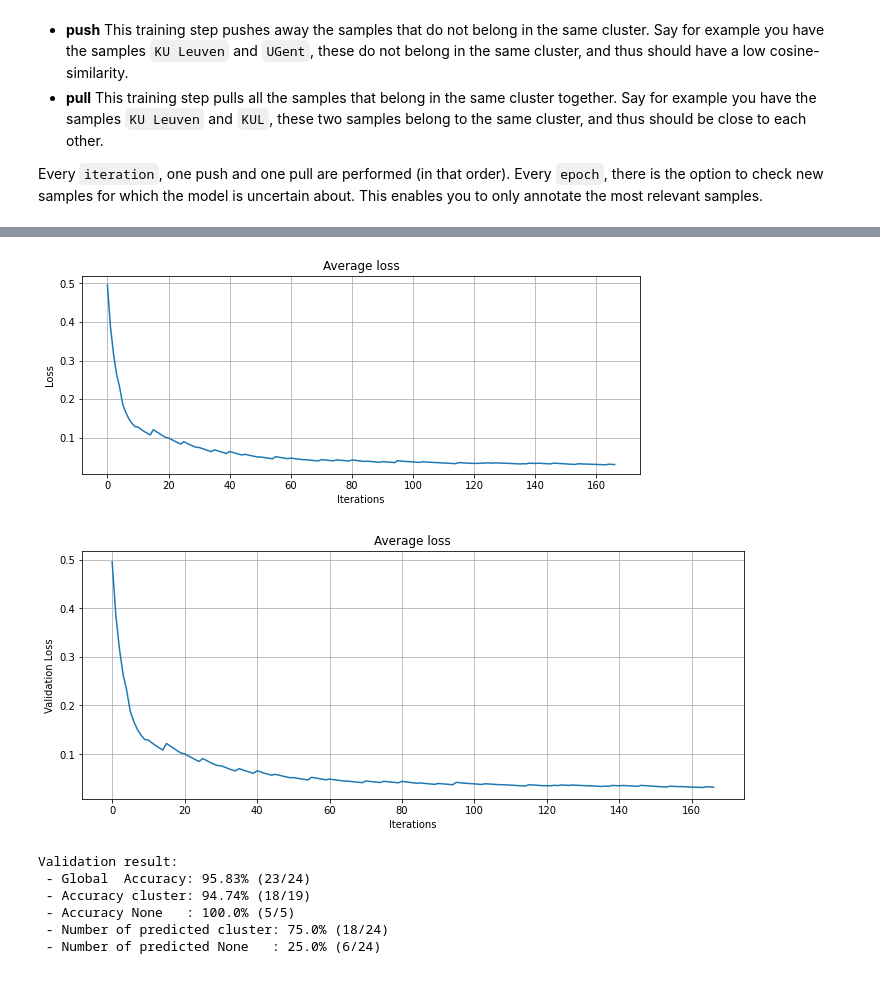
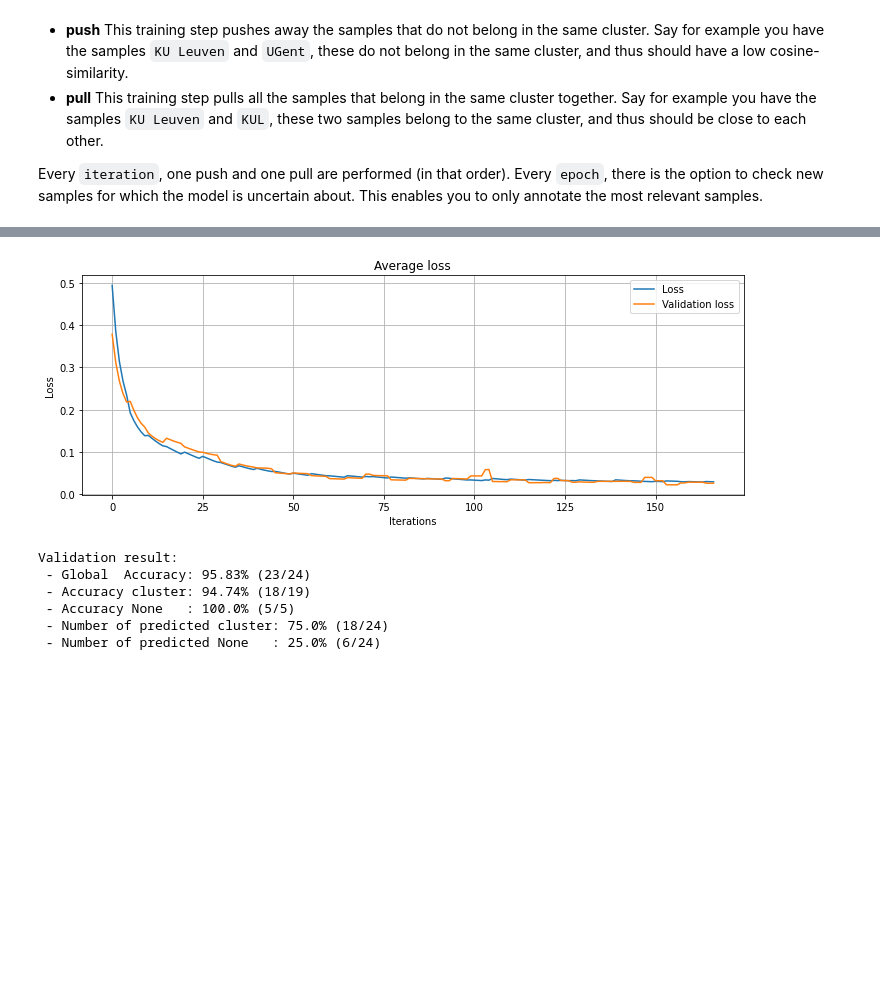
Before and after one commit to RubenPants/SemiSupervisedClustering, a Jupyter notebook: demos/1_default_usage.ipynb, the cells around one changed output, grey strips where cells are left out. Drawn from its saved outputs; the diff is of its cells as text; code cells hidden in the pictures; blank space fills up the shorter version.

Commit message:
Bugfix in validation

```diff
--- a/demos/1_default_usage.ipynb
+++ b/demos/1_default_usage.ipynb
@@ -237,29 +237,18 @@ INFO:tensorflow:Assets written to: /Users/rubenbroekx/Documents/Projects/SemiSup
 # %%
 # Plot the loss-graphs
 loss, val_loss = history['loss'], history['val_loss']
-plt.figure(figsize=(10, 8))
-ax = plt.subplot(2, 1, 1)
-plt.plot(loss)
+plt.figure(figsize=(10, 4))
+plt.plot(loss, label='Loss')
+plt.plot(val_loss, label='Validation loss')
 plt.title("Average loss")
 plt.xlabel("Iterations")
 plt.ylabel("Loss")
 plt.grid()
-ax.xaxis.set_major_locator(MaxNLocator(integer=True))
-
-plt.figure(figsize=(10, 8))
-ax = plt.subplot(2, 1, 2)
-plt.plot(loss)
-plt.title("Average loss")
-plt.xlabel("Iterations")
-plt.ylabel("Validation Loss")
-plt.grid()
-ax.xaxis.set_major_locator(MaxNLocator(integer=True))
-
+plt.legend()
 plt.tight_layout()
 _ = plt.plot()
 # %% [output]
-[figure, old version]
+[figure, new version]
-[figure, removed]
 # %%
 # Get overview of all validation predictions
 val_result = model.validate(
```
Also changed, not shown: parts of 7 cells of this notebook, 19 other files.
